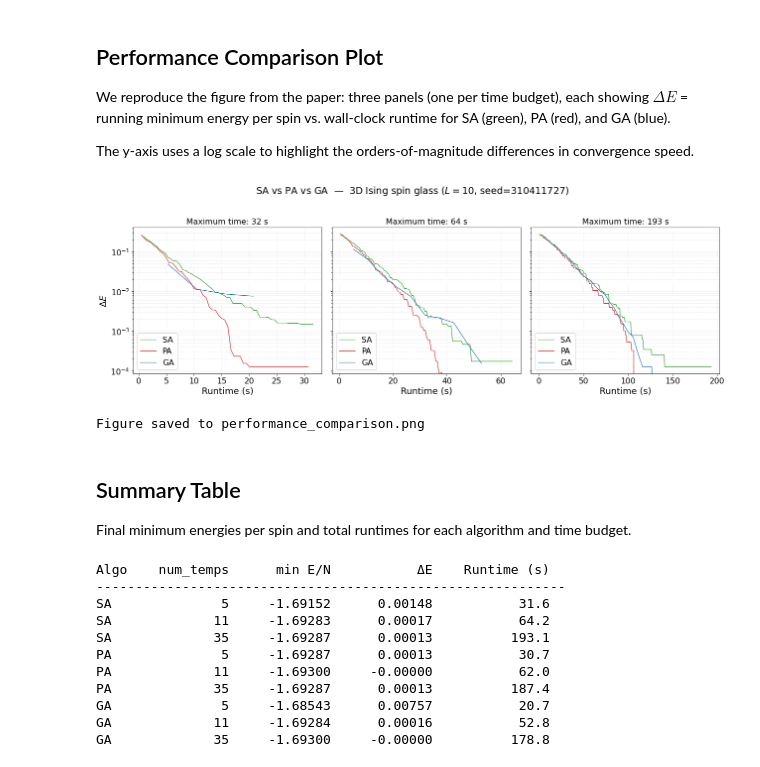
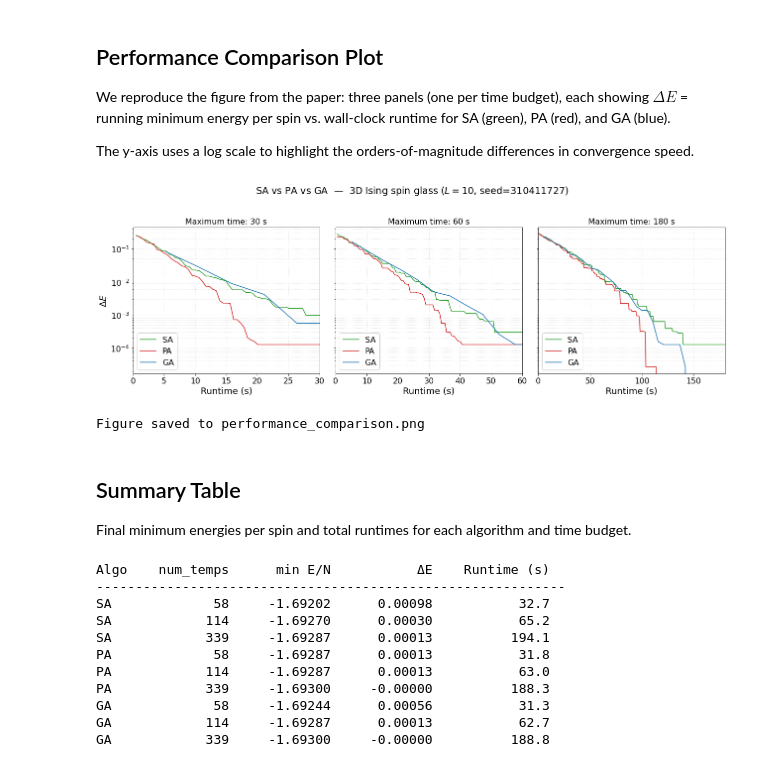
Before and after one commit to ocadni/spin-glass-benchmarks, a Jupyter notebook: example_notebook/example_notebook.ipynb, the cells around one changed output. Cells and saved outputs as stored; diff of their text form; code cells hidden in the pictures.

Commit message:
Updated notebook and relative results

```diff
--- a/example_notebook/example_notebook.ipynb
+++ b/example_notebook/example_notebook.ipynb
@@ -196,7 +196,8 @@ max_time_list = np.array([30, 60, 180])
 results = {"SA": [], "PA": [], "GA": []}
 # %%
 # factor of conversion between time and temperature depends on hardware
-num_temps_list = (max_time_list*30/15).astype(int)
+time_per_temp = 30/15  # seconds per temperature step (approximate)
+num_temps_list = (max_time_list*time_per_temp +2).astype(int)
 
 # Simulated annealing (SA)
 for nt in num_temps_list:
@@ -216,6 +217,7 @@ SA  num_temps= 360  |  min_E/N = -1.69287  |  time = 193.1 s
 # %%
 # factor of conversion between time and temperature depends on hardware
-num_temps_list = (max_time_list*30/16).astype(int)
+time_per_temp = 30/16  # seconds per temperature step (approximate)
+num_temps_list = (max_time_list*time_per_temp +2).astype(int)
 
 # Population annealing (PA)
 for nt in num_temps_list:
@@ -234,6 +236,7 @@ PA  num_temps= 337  |  min_E/N = -1.69300  |  time = 187.5 s
 # %%
 # factor of conversion between time and temperature depends on hardware
-num_temps_list = (max_time_list*30/153).astype(int)
+time_per_temp = 30/153  # seconds per temperature step (approximate)
+num_temps_list = (max_time_list*time_per_temp +2).astype(int)
 
 # Global annealing (GA)
 for nt in num_temps_list:
@@ -269,45 +272,42 @@ plt.rcParams['ytick.labelsize'] = 16
 # You can also set the title size
 plt.rcParams['axes.titlesize'] = 16
 # And the legend font size
 plt.rcParams['legend.fontsize'] = 16
 
 
 
 # --- Plotting ---
 colors = {"SA": "#2ca02c", "PA": "#d62728", "GA": "#1f77b4"}  # green, red, blue
 
 fig, axes = plt.subplots(1, len(num_temps_list), figsize=(6 * len(num_temps_list), 6),
                          sharey=True)
 
 for idx, nt in enumerate(num_temps_list):
     ax = axes[idx]
 
     for algo in ["SA", "PA", "GA"]:
         rt, rm = results[algo][idx]
         # ΔE = running minimum energy per spin − ground-state energy per spin
         delta_e = np.array(rm) - E_gs
-        ax.semilogy(rt, delta_e, label=algo, color=colors[algo], linewidth=1.2)
+        ax.semilogy(rt, delta_e, label=algo, color=colors[algo], linewidth=1.5)
 
-    max_time = max(
-        results["SA"][idx][0][-1],
-        results["PA"][idx][0][-1],
-        results["GA"][idx][0][-1]
-    )
-    ax.set_title(f"Maximum time: {max_time:.0f} s")#, fontsize=12)
-    ax.set_xlabel("Runtime (s)")#, fontsize=11)
+    ax.set_title(f"Maximum time: {max_time_list[idx]:.0f} s")
+    ax.set_xlim(0, max_time_list[idx])
+    #ax.set_ylim(ymin=1e-5)
+    ax.set_xlabel("Runtime (s)")
     if idx == 0:
-        ax.set_ylabel(r"$\Delta E$")#, fontsize=12)
-    ax.legend(loc="lower left", framealpha=0.9)#, fontsize=10)
+        ax.set_ylabel(r"$\Delta E$")
+    ax.legend(loc="lower left", framealpha=0.9)
     ax.grid(True, which="both", ls=":", alpha=0.4)
 
 fig.suptitle(f"SA vs PA vs GA  —  3D Ising spin glass ($L={L}$, seed={seed})",
-              y=1.02),#fontsize=13)
+              y=1.02)
 plt.tight_layout()
 plt.savefig("performance_comparison.png", dpi=200, bbox_inches="tight")
 plt.show()
 print("Figure saved to performance_comparison.png")
 # %% [output]
-[figure, old version]
+[figure, new version]
 Figure saved to performance_comparison.png
 # %% [markdown]
 ## Summary Table
@@ -323,12 +323,12 @@ for algo in ["SA", "PA", "GA"]:
 # %% [output]
 Algo    num_temps      min E/N           ΔE    Runtime (s)
 ------------------------------------------------------------
-SA              5     -1.69152      0.00148           31.6
-SA             11     -1.69283      0.00017           64.2
-SA             35     -1.69287      0.00013          193.1
-PA              5     -1.69287      0.00013           30.7
-PA             11     -1.69300     -0.00000           62.0
-PA             35     -1.69287      0.00013          187.4
-GA              5     -1.68543      0.00757           20.7
-GA             11     -1.69284      0.00016           52.8
-GA             35     -1.69300     -0.00000          178.8
+SA             58     -1.69202      0.00098           32.7
+SA            114     -1.69270      0.00030           65.2
+SA            339     -1.69287      0.00013          194.1
+PA             58     -1.69287      0.00013           31.8
+PA            114     -1.69287      0.00013           63.0
+PA            339     -1.69300     -0.00000          188.3
+GA             58     -1.69244      0.00056           31.3
+GA            114     -1.69287      0.00013           62.7
+GA            339     -1.69300     -0.00000          188.8
```
Also changed, not shown: parts of 4 cells of this notebook, 1 other file.
